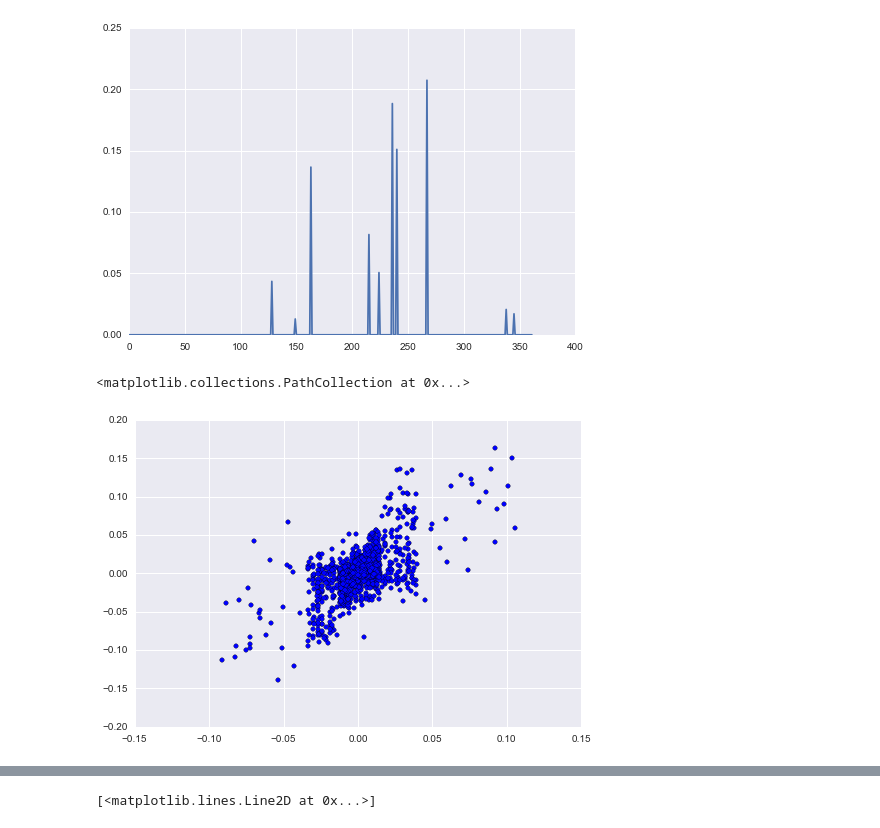
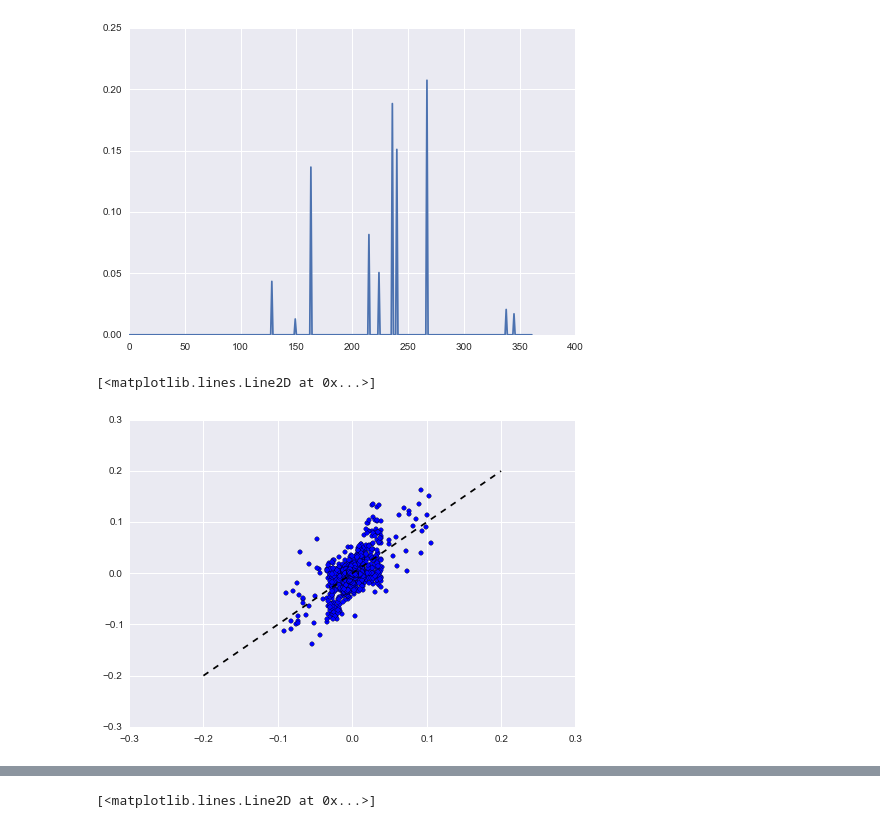
Before and after one commit to arokem/spat-cont, a Jupyter notebook: analysis.ipynb, the cells around one changed output, grey strips where cells are left out. Cells and saved outputs as stored; diff of their text form; code cells hidden in the pictures.

```diff
--- a/analysis.ipynb
+++ b/analysis.ipynb
@@ -92,10 +92,11 @@ plt.plot(beta)
 # %% [output]
 [<matplotlib.lines.Line2D at 0x...>]
 [figure]
-# %%
-plt.scatter(y_hat, new_sig)
-# %% [output]
-<matplotlib.collections.PathCollection at 0x...>
-[figure, removed]
+# %%
+plt.scatter(y_hat, new_sig)
+plt.plot([-0.2, 0.2], [-0.2, 0.2], 'k--')
+# %% [output]
+[<matplotlib.lines.Line2D at 0x...>]
+[figure, added]
 # %%
 plt.scatter(y_hat[:n_split], new_sig[:n_split])
```
Also changed, not shown: parts of 10 cells of this notebook.
